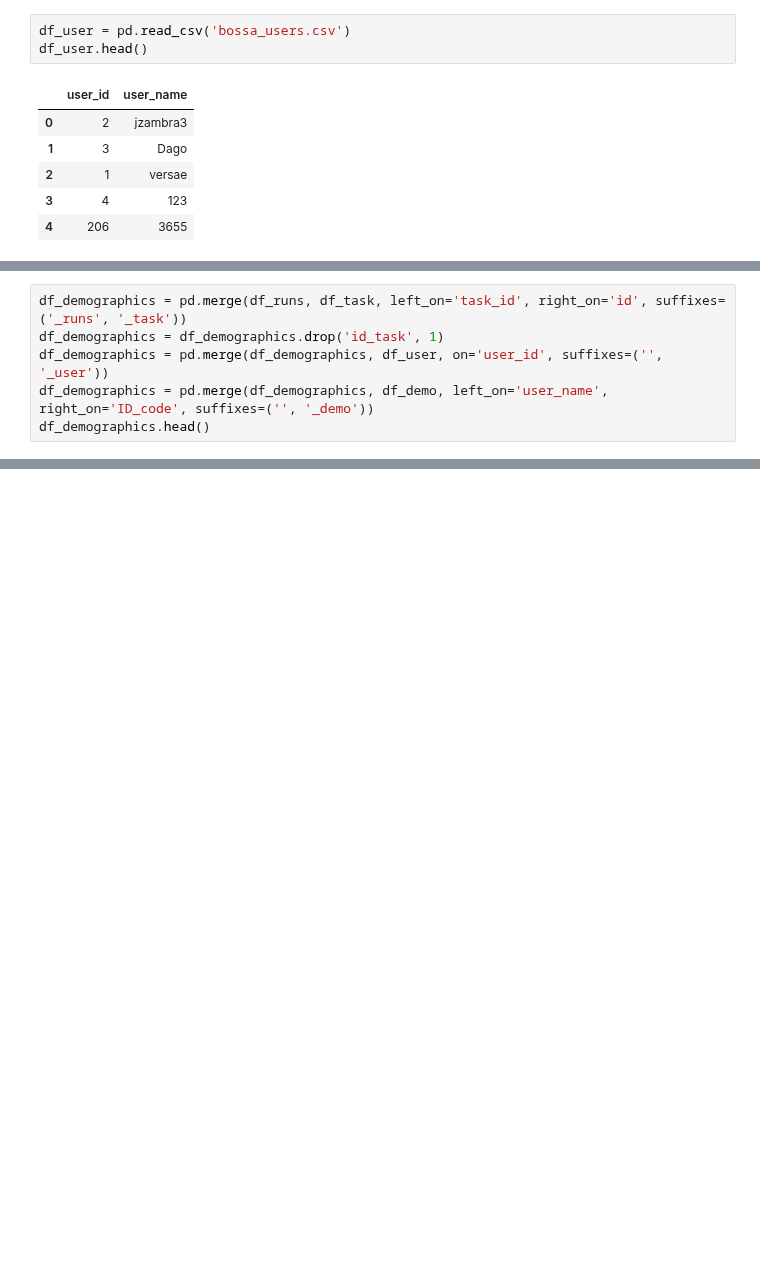
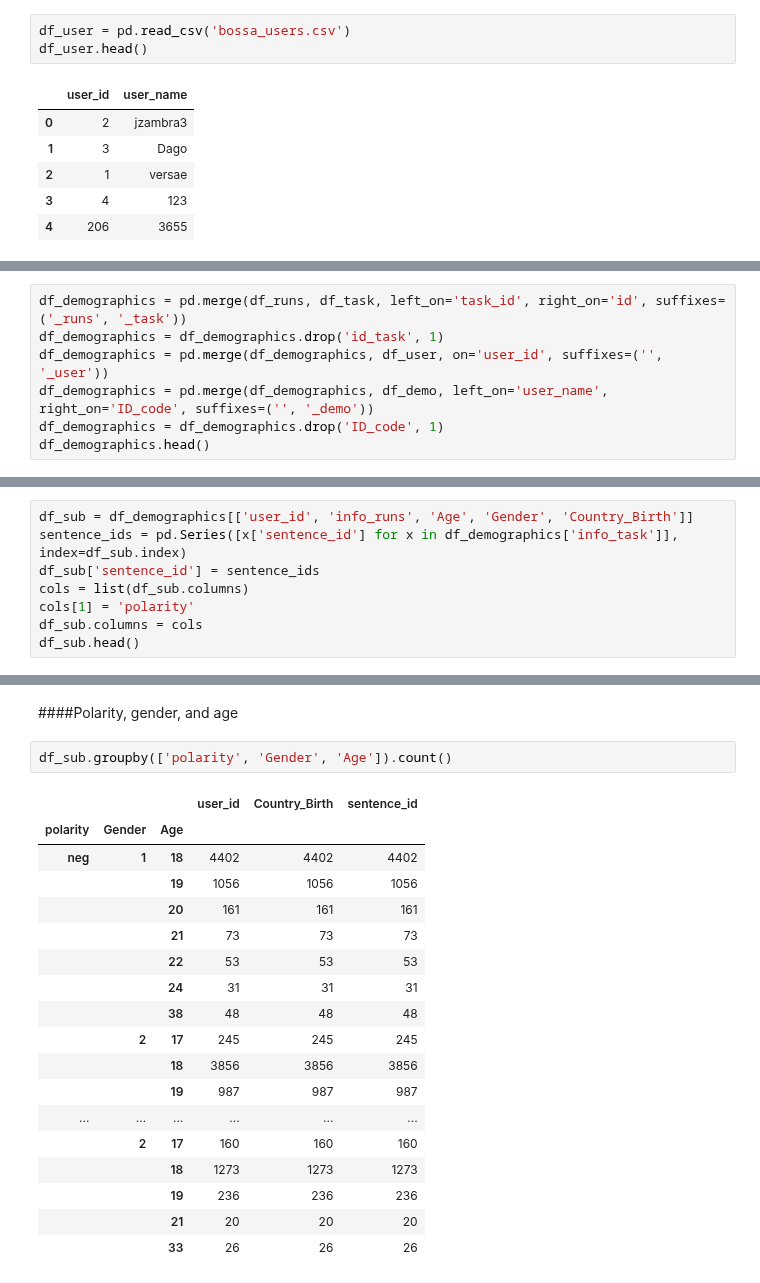
Before and after one commit to mavillard/liwc, a Jupyter notebook: comparison.ipynb, the cells around one changed output, grey strips where cells are left out. Cells and saved outputs as stored; diff of their text form; blank space fills up the shorter version.

```diff
--- a/comparison.ipynb
+++ b/comparison.ipynb
@@ -323,6 +323,7 @@ df_demographics = pd.merge(df_runs, df_task, left_on='task_id', right_on='id', s
 df_demographics = df_demographics.drop('id_task', 1)
 df_demographics = pd.merge(df_demographics, df_user, on='user_id', suffixes=('', '_user'))
 df_demographics = pd.merge(df_demographics, df_demo, left_on='user_name', right_on='ID_code', suffixes=('', '_demo'))
+df_demographics = df_demographics.drop('ID_code', 1)
 df_demographics.head()
 # %% [output]
 |  | app_id_runs | calibration_runs | created_runs | finish_time | id_runs | info_runs | task_id | timeout | ... |
@@ -334,0 +336,8 @@ df_demographics.head()
+# %%
+df_sub = df_demographics[['user_id', 'info_runs', 'Age', 'Gender', 'Country_Birth']]
+sentence_ids = pd.Series([x['sentence_id'] for x in df_demographics['info_task']], index=df_sub.index)
+df_sub['sentence_id'] = sentence_ids
+cols = list(df_sub.columns)
+cols[1] = 'polarity'
+df_sub.columns = cols
+df_sub.head()
@@ -334,0 +356,23 @@ df_demographics.head()
+# %% [markdown]
+####Polarity, gender, and age
+# %%
+df_sub.groupby(['polarity', 'Gender', 'Age']).count()
+# %% [output]
+|  |  |  | user_id | Country_Birth | sentence_id |
+| polarity | Gender | Age |  |  |  |
+| neg | 1 | 18 | 4402 | 4402 | 4402 |
+|  |  | 19 | 1056 | 1056 | 1056 |
+|  |  | 20 | 161 | 161 | 161 |
+|  |  | 21 | 73 | 73 | 73 |
+|  |  | 22 | 53 | 53 | 53 |
+|  |  | 24 | 31 | 31 | 31 |
+|  |  | 38 | 48 | 48 | 48 |
+|  | 2 | 17 | 245 | 245 | 245 |
+|  |  | 18 | 3856 | 3856 | 3856 |
+|  |  | 19 | 987 | 987 | 987 |
+| ... | ... | ... | ... | ... | ... |
+|  | 2 | 17 | 160 | 160 | 160 |
+|  |  | 18 | 1273 | 1273 | 1273 |
+|  |  | 19 | 236 | 236 | 236 |
+|  |  | 21 | 20 | 20 | 20 |
+|  |  | 33 | 26 | 26 | 26 |
```
Also changed, not shown: parts of 8 cells of this notebook.
